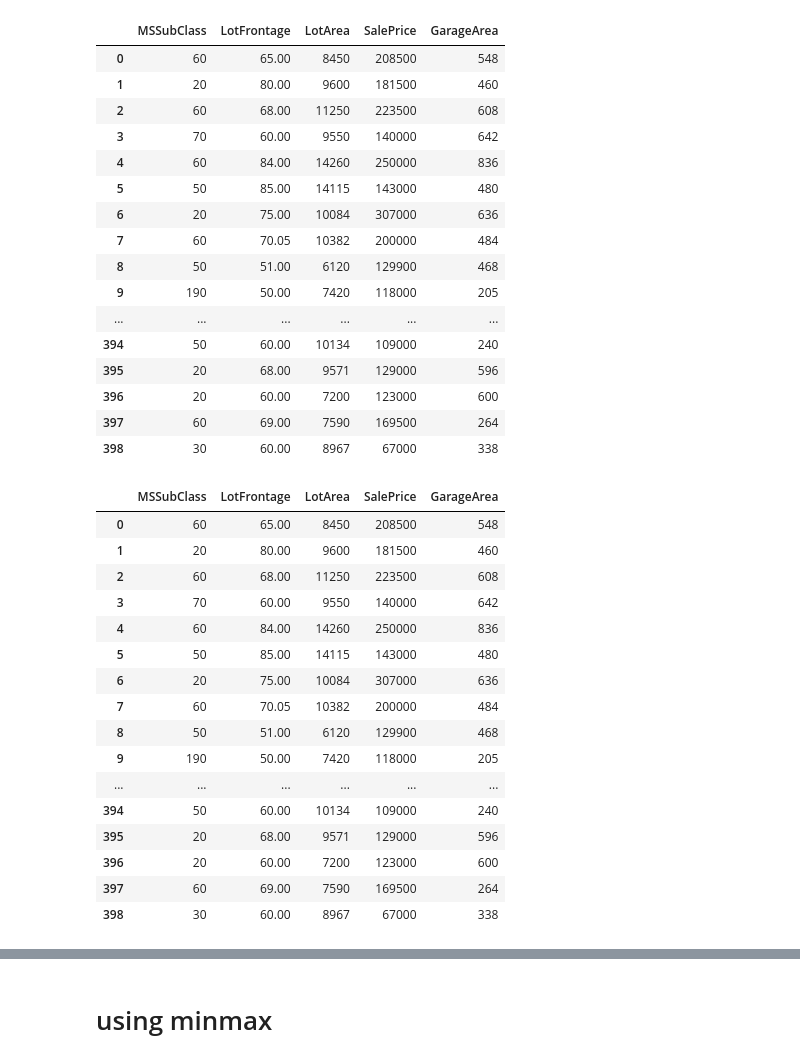
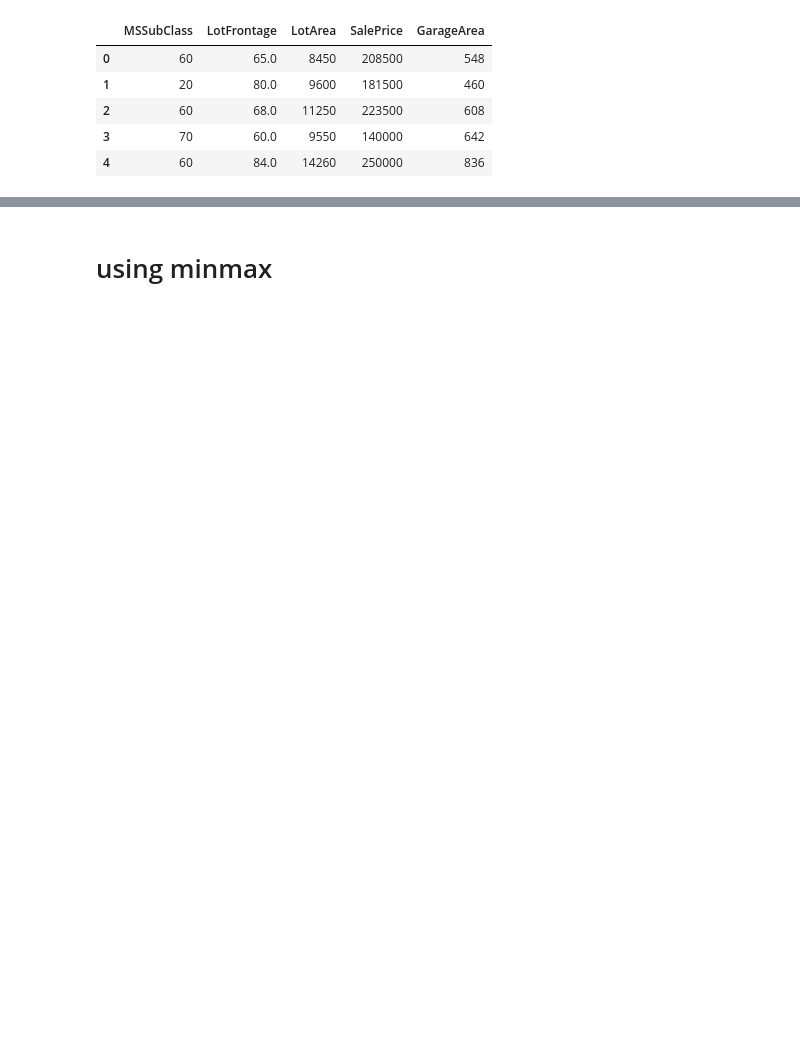
Before and after one commit to Rizwanali324/Data-cleaning-and-Preprocessing-for-analysis-Machine-learning, a Jupyter notebook: SK_learn/StandrizationAndNormalization_prac.ipynb, the cells around one changed output, grey strips where cells are left out. Saved outputs shown, nothing was run; the diff lists cells and outputs as text; code cells hidden in the pictures; blank space fills up the shorter version.

```diff
--- a/SK_learn/StandrizationAndNormalization_prac.ipynb
+++ b/SK_learn/StandrizationAndNormalization_prac.ipynb
@@ -94,42 +66,14 @@ dtype: int64
 # %%
 df_fill=df1.fillna(df1.mean()).round(2)
 
-df_fill
+df_fill.head()
 # %% [output]
 |  | MSSubClass | LotFrontage | LotArea | SalePrice | GarageArea |
-| 0 | 60 | 65.00 | 8450 | 208500 | 548 |
-| 1 | 20 | 80.00 | 9600 | 181500 | 460 |
-| 2 | 60 | 68.00 | 11250 | 223500 | 608 |
-| 3 | 70 | 60.00 | 9550 | 140000 | 642 |
-| 4 | 60 | 84.00 | 14260 | 250000 | 836 |
-| 5 | 50 | 85.00 | 14115 | 143000 | 480 |
-| 6 | 20 | 75.00 | 10084 | 307000 | 636 |
-| 7 | 60 | 70.05 | 10382 | 200000 | 484 |
-| 8 | 50 | 51.00 | 6120 | 129900 | 468 |
-| 9 | 190 | 50.00 | 7420 | 118000 | 205 |
-| ... | ... | ... | ... | ... | ... |
-| 394 | 50 | 60.00 | 10134 | 109000 | 240 |
-| 395 | 20 | 68.00 | 9571 | 129000 | 596 |
-| 396 | 20 | 60.00 | 7200 | 123000 | 600 |
-| 397 | 60 | 69.00 | 7590 | 169500 | 264 |
-| 398 | 30 | 60.00 | 8967 | 67000 | 338 |
+| 0 | 60 | 65.0 | 8450 | 208500 | 548 |
+| 1 | 20 | 80.0 | 9600 | 181500 | 460 |
+| 2 | 60 | 68.0 | 11250 | 223500 | 608 |
+| 3 | 70 | 60.0 | 9550 | 140000 | 642 |
+| 4 | 60 | 84.0 | 14260 | 250000 | 836 |
-|  | MSSubClass | LotFrontage | LotArea | SalePrice | GarageArea |
-| 0 | 60 | 65.00 | 8450 | 208500 | 548 |
-| 1 | 20 | 80.00 | 9600 | 181500 | 460 |
-| 2 | 60 | 68.00 | 11250 | 223500 | 608 |
-| 3 | 70 | 60.00 | 9550 | 140000 | 642 |
-| 4 | 60 | 84.00 | 14260 | 250000 | 836 |
-| 5 | 50 | 85.00 | 14115 | 143000 | 480 |
-| 6 | 20 | 75.00 | 10084 | 307000 | 636 |
-| 7 | 60 | 70.05 | 10382 | 200000 | 484 |
-| 8 | 50 | 51.00 | 6120 | 129900 | 468 |
-| 9 | 190 | 50.00 | 7420 | 118000 | 205 |
-| ... | ... | ... | ... | ... | ... |
-| 394 | 50 | 60.00 | 10134 | 109000 | 240 |
-| 395 | 20 | 68.00 | 9571 | 129000 | 596 |
-| 396 | 20 | 60.00 | 7200 | 123000 | 600 |
-| 397 | 60 | 69.00 | 7590 | 169500 | 264 |
-| 398 | 30 | 60.00 | 8967 | 67000 | 338 |
 # %%
 #step__4___________drop the output col and put it in new df
 X=df_fill.drop("SalePrice",axis=1)
```
Also changed, not shown: parts of 38 cells of this notebook, 4 other files.
